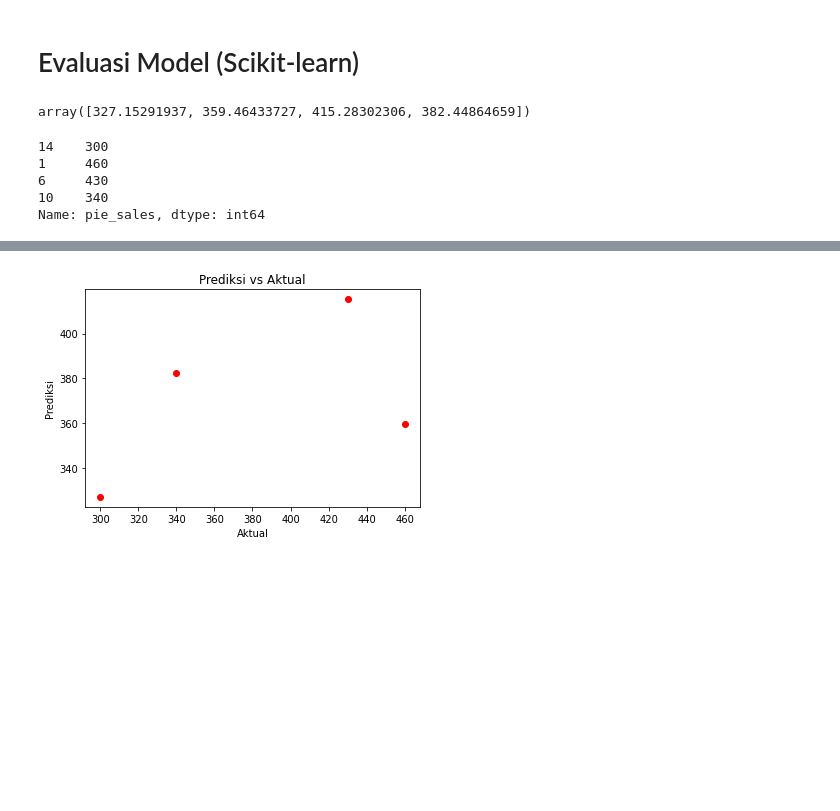
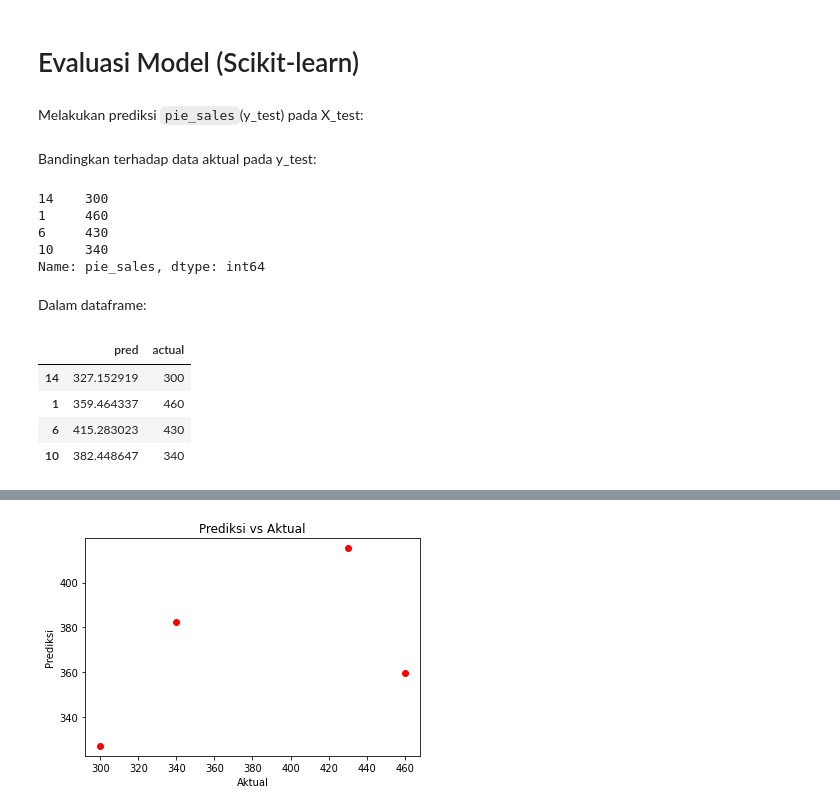
Before and after one commit to fyansyarafa/pie-sales-multiple-linear-regression, a Jupyter notebook: Pie_Sales_Linear_Regression.ipynb, the cells around one changed output, grey strips where cells are left out. Cells and saved outputs as stored; diff of their text form; code cells hidden in the pictures; blank space fills up the shorter version.

```diff
--- a/Pie_Sales_Linear_Regression.ipynb
+++ b/Pie_Sales_Linear_Regression.ipynb
@@ -252,10 +255,11 @@ kurtosistest only valid for n>=20 ... continuing anyway, n=15
 # %% [markdown]
 # Evaluasi Model (Scikit-learn)
+# %% [markdown]
+Melakukan prediksi `pie_sales`(y_test) pada X_test:
 # %%
 y_predict = regressor.predict(X_test)
-y_predict
-# %% [output]
-array([327.15291937, 359.46433727, 415.28302306, 382.44864659])
+# %% [markdown]
+Bandingkan terhadap data aktual pada y_test:
 # %%
 y_test
 # %% [output]
@@ -264,3 +268,16 @@ y_test
 6     430
 10    340
 Name: pie_sales, dtype: int64
+# %% [markdown]
+Dalam dataframe:
+# %%
+pd.DataFrame({
+    'pred':y_predict,
+    'actual':y_test
+})
+# %% [output]
+|  | pred | actual |
+| 14 | 327.152919 | 300 |
+| 1 | 359.464337 | 460 |
+| 6 | 415.283023 | 430 |
+| 10 | 382.448647 | 340 |
```
Also changed, not shown: parts of 18 cells of this notebook.
